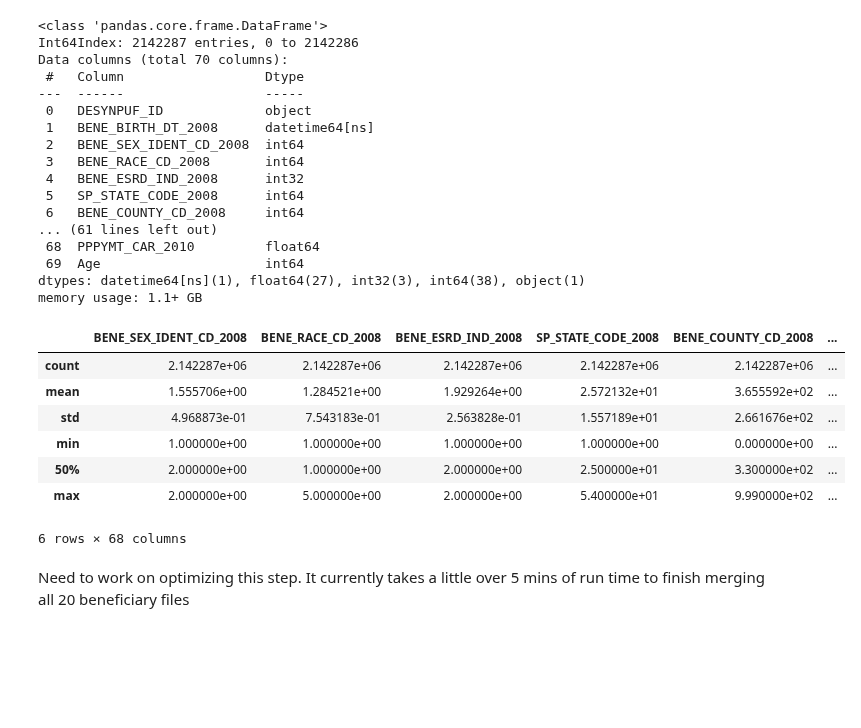
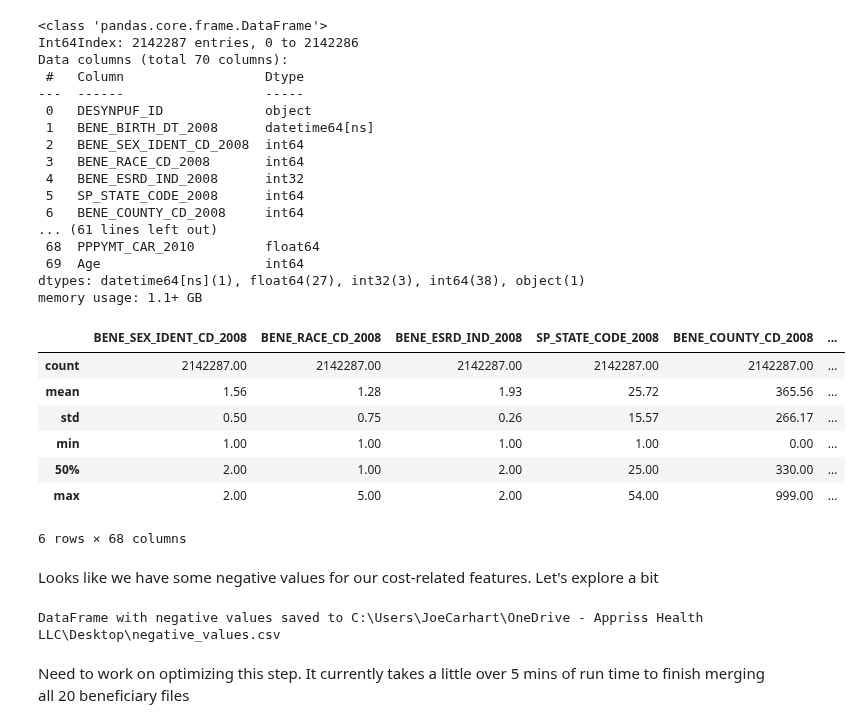
Before and after one commit to jcarhart1/cms, a Jupyter notebook: notebooks/2_causal_modeling.ipynb, the cells around one changed output. Drawn from its saved outputs; the diff is of its cells as text; code cells hidden in the pictures; blank space fills up the shorter version.

```diff
--- a/notebooks/2_causal_modeling.ipynb
+++ b/notebooks/2_causal_modeling.ipynb
@@ -187,17 +195,42 @@ Data columns (total 70 columns):
  69  Age                     int64
 dtypes: datetime64[ns](1), float64(27), int32(3), int64(38), object(1)
 memory usage: 1.1+ GB
-# %%
-merged_df.describe(())
-# %% [output]
-|  | BENE_SEX_IDENT_CD_2008 | BENE_RACE_CD_2008 | BENE_ESRD_IND_2008 | SP_STATE_CODE_2008 | BENE_COUNTY_CD_2008 | ... |
-| count | 2.142287e+06 | 2.142287e+06 | 2.142287e+06 | 2.142287e+06 | 2.142287e+06 | ... |
-| mean | 1.555706e+00 | 1.284521e+00 | 1.929264e+00 | 2.572132e+01 | 3.655592e+02 | ... |
-| std | 4.968873e-01 | 7.543183e-01 | 2.563828e-01 | 1.557189e+01 | 2.661676e+02 | ... |
-| min | 1.000000e+00 | 1.000000e+00 | 1.000000e+00 | 1.000000e+00 | 0.000000e+00 | ... |
-| 50% | 2.000000e+00 | 1.000000e+00 | 2.000000e+00 | 2.500000e+01 | 3.300000e+02 | ... |
-| max | 2.000000e+00 | 5.000000e+00 | 2.000000e+00 | 5.400000e+01 | 9.990000e+02 | ... |
-6 rows × 68 columns
+# %%
+pd.options.display.float_format = '{:.2f}'.format
+merged_df.describe(())
+# %% [output]
+|  | BENE_SEX_IDENT_CD_2008 | BENE_RACE_CD_2008 | BENE_ESRD_IND_2008 | SP_STATE_CODE_2008 | BENE_COUNTY_CD_2008 | ... |
+| count | 2142287.00 | 2142287.00 | 2142287.00 | 2142287.00 | 2142287.00 | ... |
+| mean | 1.56 | 1.28 | 1.93 | 25.72 | 365.56 | ... |
+| std | 0.50 | 0.75 | 0.26 | 15.57 | 266.17 | ... |
+| min | 1.00 | 1.00 | 1.00 | 1.00 | 0.00 | ... |
+| 50% | 2.00 | 1.00 | 2.00 | 25.00 | 330.00 | ... |
+| max | 2.00 | 5.00 | 2.00 | 54.00 | 999.00 | ... |
+6 rows × 68 columns
+# %% [markdown]
+Looks like we have some negative values for our cost-related features. Let's explore a bit
+# %%
+# Specify the prefixes to filter columns
+prefixes = [
+    'MEDREIMB_IP', 'BENRES_IP', 'PPPYMT_IP', 'MEDREIMB_OP', 'BENRES_OP',
+    'PPPYMT_OP', 'MEDREIMB_CAR', 'BENRES_CAR', 'PPPYMT_CAR'
+]
+
+# Identify columns with the specified prefixes
+columns_to_check = [col for col in merged_df.columns if any(col.startswith(prefix) for prefix in prefixes)]
+
+# Identify rows where any of the specified columns contain values less than 0
+rows_with_negatives = merged_df[(merged_df[columns_to_check] < 0).any(axis=1)]
+
+# Specify the output path for QA of this df
+output_path = r'C:\Users\JoeCarhart\OneDrive - Appriss Health LLC\Desktop\negative_values.csv'
+
+# Save the filtered DataFrame to a CSV file
+rows_with_negatives.to_csv(output_path, index=False)
+
+print(f"DataFrame with negative values saved to {output_path}")
+# %% [output]
+DataFrame with negative values saved to C:\Users\JoeCarhart\OneDrive - Appriss Health LLC\Desktop\negative_values.csv
 # %% [markdown]
 Need to work on optimizing this step. It currently takes a little over 5 mins of run time to finish merging all 20 beneficiary files
 # %%
```
Also changed, not shown: parts of 7 cells of this notebook.
